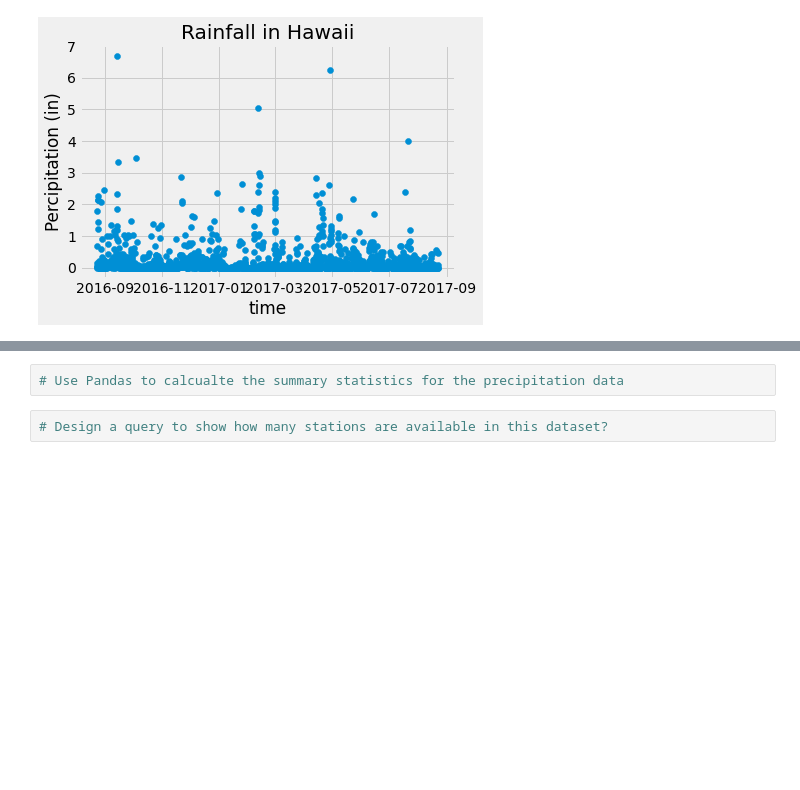
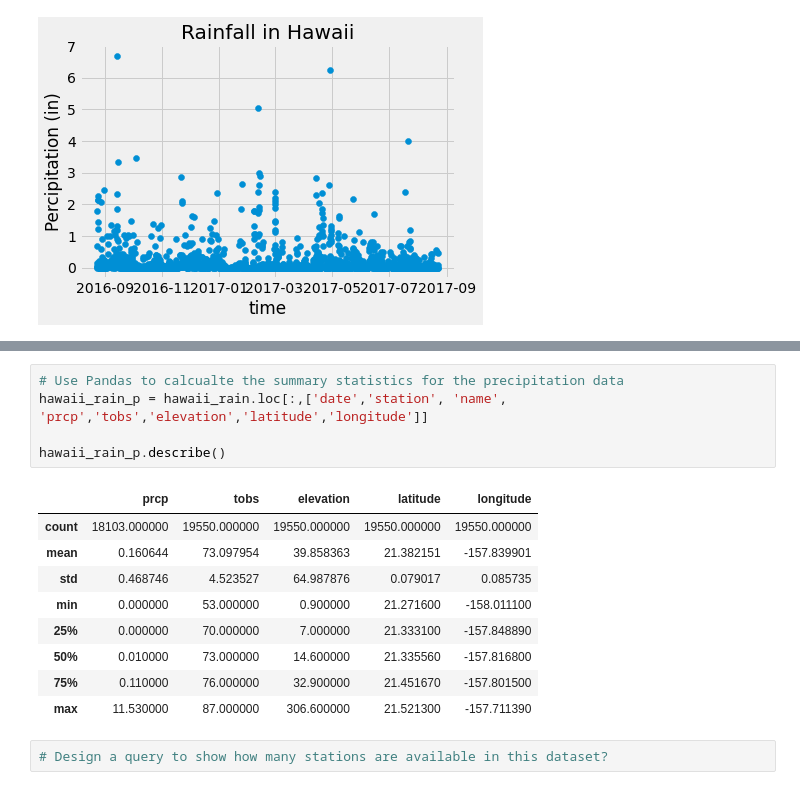
Before and after one commit to cyrilrb/sqlalchemy-challenge, a Jupyter notebook: climate_starter (CB).ipynb, the cells around one changed output, grey strips where cells are left out. Cells and saved outputs as stored; diff of their text form; blank space fills up the shorter version.

```diff
--- a/climate_starter (CB).ipynb
+++ b/climate_starter (CB).ipynb
@@ -403,5 +316,18 @@ age_df
 # %%
 # Use Pandas to calcualte the summary statistics for the precipitation data
+hawaii_rain_p = hawaii_rain.loc[:,['date','station', 'name', 'prcp','tobs','elevation','latitude','longitude']]
+
+hawaii_rain_p.describe()
+# %% [output]
+|  | prcp | tobs | elevation | latitude | longitude |
+| count | 18103.000000 | 19550.000000 | 19550.000000 | 19550.000000 | 19550.000000 |
+| mean | 0.160644 | 73.097954 | 39.858363 | 21.382151 | -157.839901 |
+| std | 0.468746 | 4.523527 | 64.987876 | 0.079017 | 0.085735 |
+| min | 0.000000 | 53.000000 | 0.900000 | 21.271600 | -158.011100 |
+| 25% | 0.000000 | 70.000000 | 7.000000 | 21.333100 | -157.848890 |
+| 50% | 0.010000 | 73.000000 | 14.600000 | 21.335560 | -157.816800 |
+| 75% | 0.110000 | 76.000000 | 32.900000 | 21.451670 | -157.801500 |
+| max | 11.530000 | 87.000000 | 306.600000 | 21.521300 | -157.711390 |
 # %%
 # Design a query to show how many stations are available in this dataset?
 # %%
```
Also changed, not shown: parts of 6 cells of this notebook.
